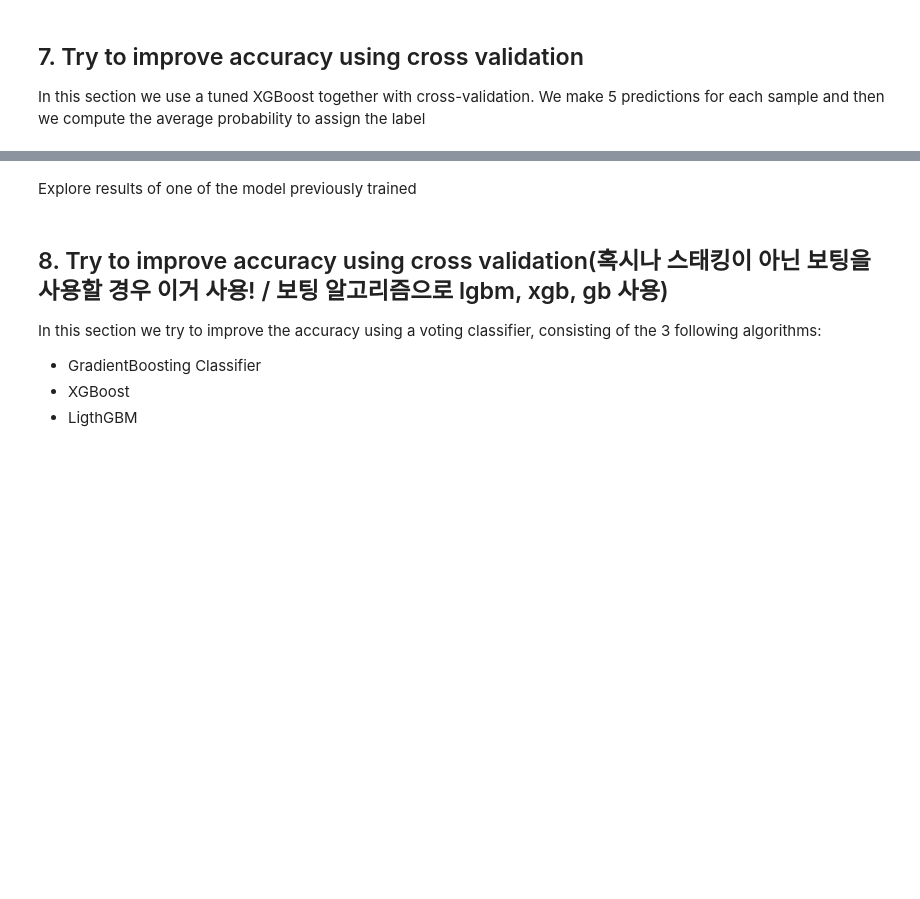
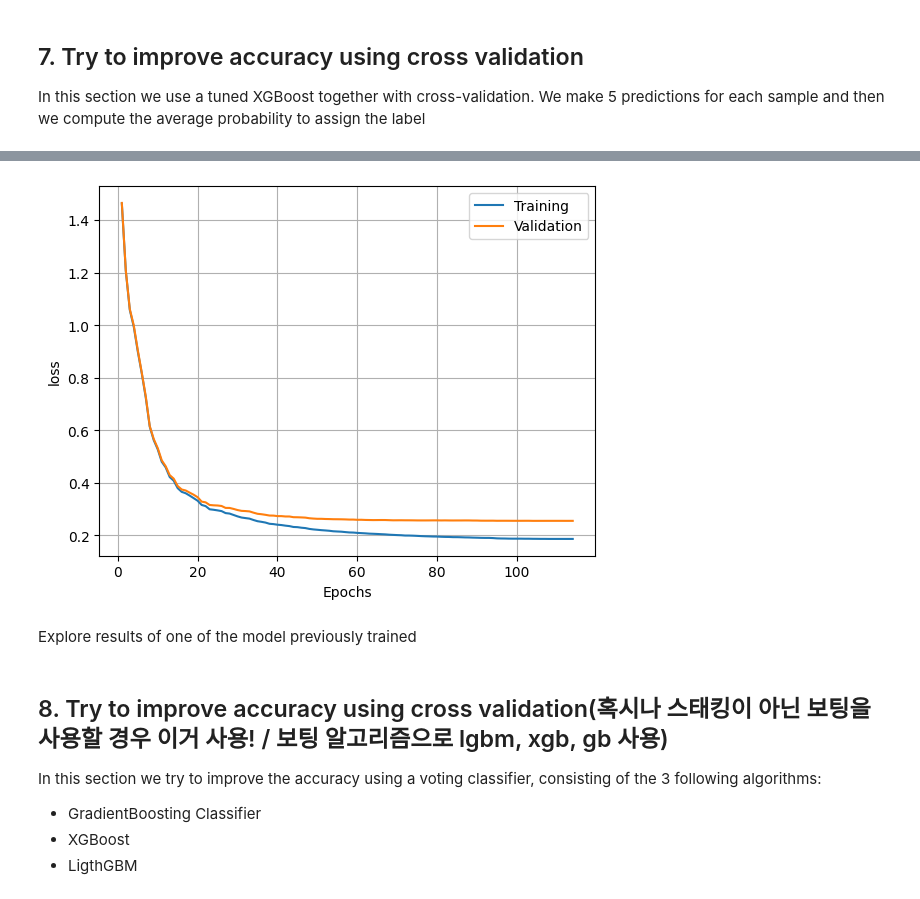
Before and after one commit to j2nhyeok/Multi-Class-Prediction-of-Obesity-Risk, a Jupyter notebook: obesity-classifier.ipynb, the cells around one changed output, grey strips where cells are left out. Drawn from its saved outputs; the diff is of its cells as text; code cells hidden in the pictures; blank space fills up the shorter version.

```diff
--- a/obesity-classifier.ipynb
+++ b/obesity-classifier.ipynb
@@ -427,21 +405,22 @@ Name: count, dtype: int64
 # %% [markdown]
 ## 3.Prepare data for machine learning
 # %%
+from sklearn.model_selection import train_test_split
+
+
 # X는 train 데이터의 독립변수 y는 train 데이터의 종속변수
-X = df_all_features.loc[: , ["Age", "Weight",'TUE', "FCVC", "CH2O",  "Gender", "family_history_with_overweight", "FAVC", "CAEC", "SMOKE", "SCC", "CALC", "Automobile", "Bike", "Motorbike", "Public_Transportation", "Walking"]]
+X = df_all_features.loc[: , ["BMI","NCP","Age", "Height", "Weight", "FCVC", "CH2O", "FAF", "TUE", "Gender", "family_history_with_overweight", "FAVC", "CAEC", "SMOKE", "SCC", "CALC", "Automobile", "Bike", "Motorbike", "Public_Transportation"]]
 # 머신러닝 모델을 훈련할 때는 대부분의 경우 np.ravel()을 사용하여 타겟 변수를 1차원 배열로 변환하는 것이 안전함.
 y = np.ravel(labels_encoded)
 
 # compare train and test data
 # X_test는 test 데이터의 독립변수
-X_test = df_test.loc[: , ["Age", "Weight", 'TUE',"FCVC", "CH2O",   "Gender", "family_history_with_overweight", "FAVC", "CAEC", "SMOKE", "SCC", "CALC", "Automobile", "Bike", "Motorbike", "Public_Transportation", "Walking"]]
+X_test = df_test.loc[: , ["BMI","NCP","Age", "Height", "Weight", "FCVC", "CH2O", "FAF", "TUE", "Gender", "family_history_with_overweight", "FAVC", "CAEC", "SMOKE", "SCC", "CALC", "Automobile", "Bike", "Motorbike", "Public_Transportation"]]
 assert all(X_test.columns == X.columns), "Columns of trainging and test data must be the same"
 
 print('Number of samples', len(X))
 print('Number of featires', X.shape[1])
 
-from sklearn.model_selection import train_test_split
-
 # train 데이터를 나눠주어 검증 데이터를 만들어 줌.
 X_train, X_validation, y_train, y_validation = train_test_split(X, y, test_size=0.2, random_state=42, stratify=y)
 # %% [output]
@@ -730,7 +667,7 @@ best_params_cat
 base_models = [
     ('xgboost', XGBClassifier(**best_params_XGB)),
     ('lightgbm', LGBMClassifier(**best_params_LGBM, verbose = -1, verbosity=-1)),
-    ('catboost', CatBoostClassifier(**best_params_cat)),
+    #('randomforest', RandomForestClassifier(max_depth=12, min_samples_leaf=8, min_samples_split=8, n_estimators=100)),
 ]
 # %%
 from sklearn.ensemble import StackingClassifier
@@ -738,6 +675,6 @@ from sklearn.linear_model import LogisticRegression
 
 X_train, X_val, y_train, y_val = train_test_split(X, y, test_size=0.2, random_state=27)
 # 추정기로 위 3가지 모델, 마지막 추정기로 로지스틱 회귀 사용
-stacking_model = StackingClassifier(estimators=base_models, final_estimator=XGBClassifier(**best_params_XGB))
+stacking_model = StackingClassifier(estimators=base_models, final_estimator=LogisticRegression())
 # 최종 스태킹 모델 학습
 stacking_model.fit(X_train, y_train)
@@ -815,2 +799,2 @@ In this section we use a tuned XGBoost together with cross-validation. We make 5
 # %%
-# scores, predictions, clfs = train_evaluate_model(X, y, X_test, stacking_model)
+scores, predictions, clfs = train_evaluate_model(X, y, X_test)
@@ -832,3 +878,18 @@ In this section we use a tuned XGBoost together with cross-validation. We make 5
+# %%
+results = clfs[0].evals_result()
+
+train_loss = results['validation_0']['mlogloss']
+validation_loss = results['validation_1']['mlogloss']
+epochs_grid = np.arange(1, len(train_loss)+1)
+
+plt.plot(epochs_grid, train_loss, label='Training')
+plt.plot(epochs_grid, validation_loss, label='Validation')
+plt.legend()
+plt.ylabel('loss')
+plt.xlabel('Epochs')
+plt.grid()
+# %% [output]
+[figure, added]
 # %% [markdown]
 Explore results of one of the model previously trained
 # %% [markdown]
```
Also changed, not shown: parts of 33 cells of this notebook.
